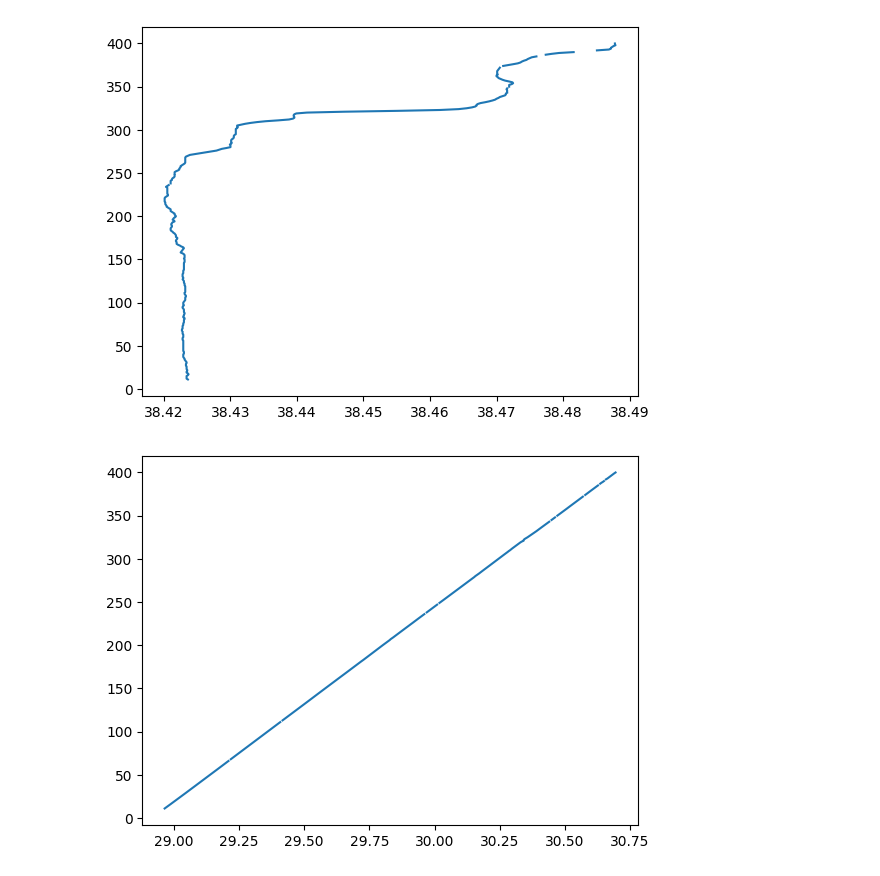
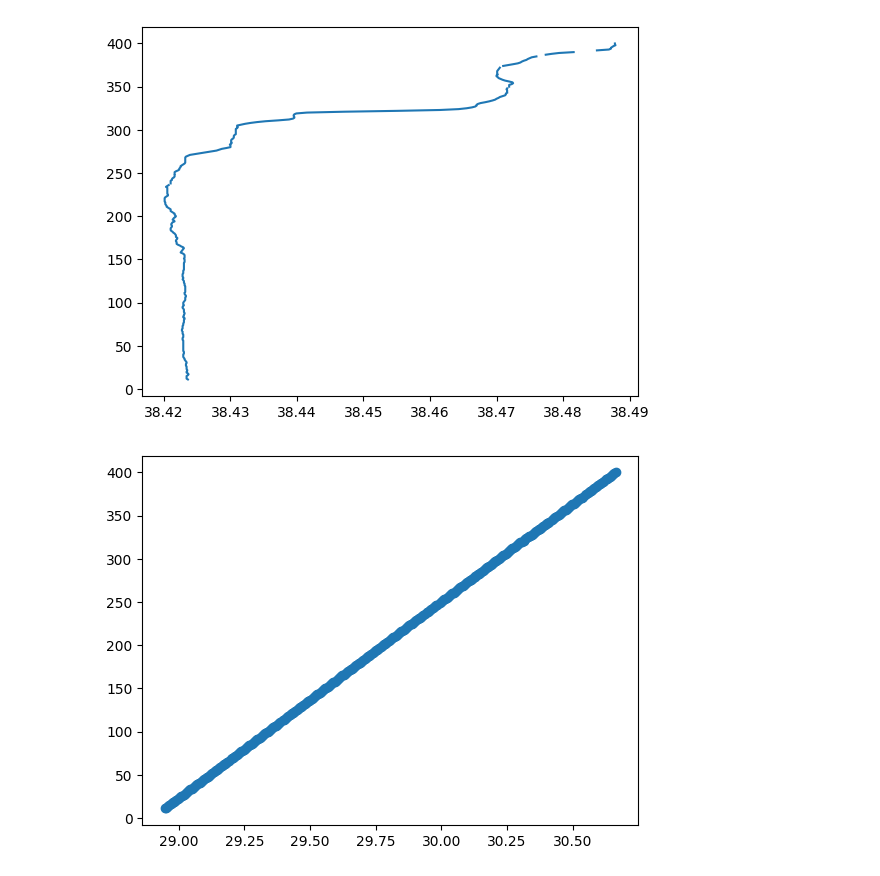
Before and after one commit to manufrn/SHDR, a Jupyter notebook: examples.ipynb, the cells around one changed output. Cells and saved outputs as stored; diff of their text form; code cells hidden in the pictures.

```diff
--- a/examples.ipynb
+++ b/examples.ipynb
@@ -21,4 +21,4 @@ with netCDF4.Dataset(url_data, 'r') as ds:
     sal = ds['PSAL'][:]
     depth = ds['PRES'][:]
 # %%
-density = rho_t_exact(sal, temp, depth) - 1000
+density = rho(sal, temp, depth) - 1000
@@ -81,10 +41,10 @@ zz = np.linspace(0, 200)
 [figure]
 # %%
 fig, ax = plt.subplots()
-ax.plot(density[32][:400], depth[:400])
+ax.scatter(density[32][:400], depth[:400])
 zz = np.linspace(0, 200)
 # %% [output]
-[figure, old version]
+[figure, new version]
 # %%
 p = a['PRES']
 # %%
```
Also changed, not shown: parts of 5 cells of this notebook, 1 other file.
